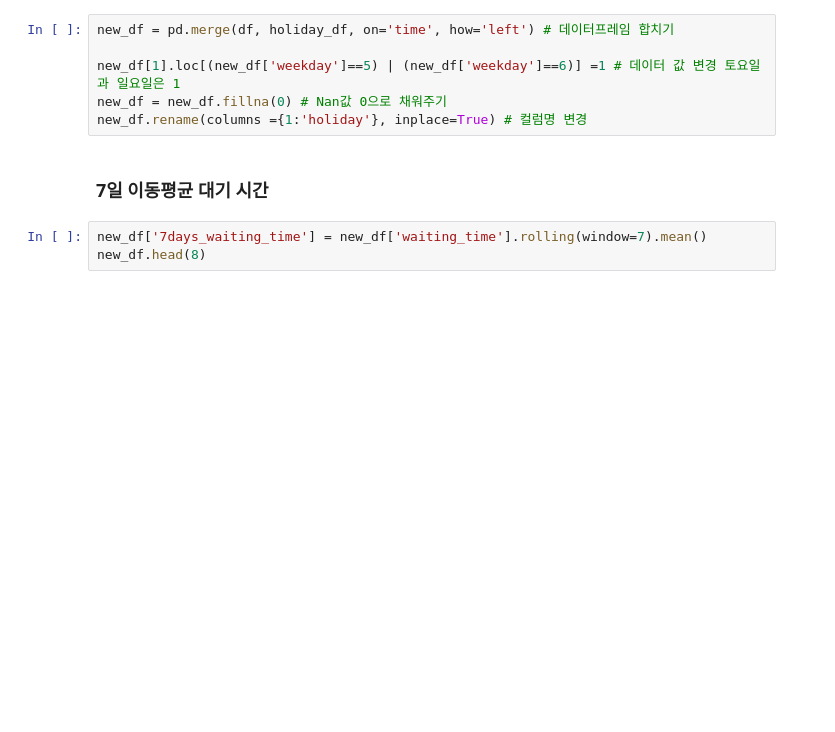
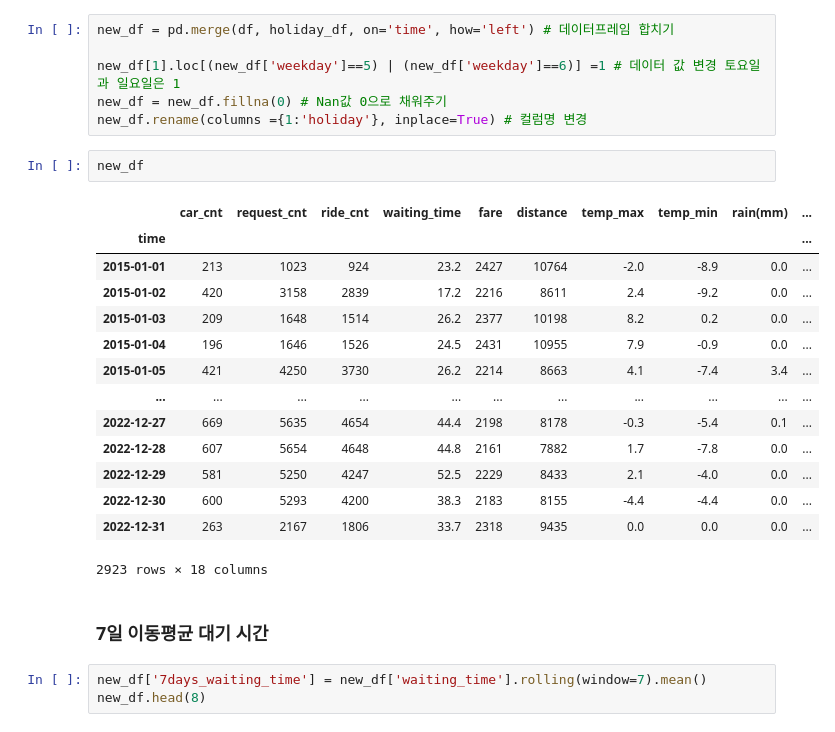
Before and after one commit to Leon-real/Study, a Jupyter notebook: 5.MachineLearning/JupyterFiles/project2/mini_project_data_processing.ipynb, the cells around one changed output. Saved outputs shown, nothing was run; the diff lists cells and outputs as text; blank space fills up the shorter version.

```diff
--- a/5.MachineLearning/JupyterFiles/project2/mini_project_data_processing.ipynb
+++ b/5.MachineLearning/JupyterFiles/project2/mini_project_data_processing.ipynb
@@ -188,6 +200,23 @@ new_df = pd.merge(df, holiday_df, on='time', how='left') # 데이터프레임
 new_df[1].loc[(new_df['weekday']==5) | (new_df['weekday']==6)] =1 # 데이터 값 변경 토요일과 일요일은 1
 new_df = new_df.fillna(0) # Nan값 0으로 채워주기
 new_df.rename(columns ={1:'holiday'}, inplace=True) # 컬럼명 변경
+# %%
+new_df
+# %% [output]
+|  | car_cnt | request_cnt | ride_cnt | waiting_time | fare | distance | temp_max | temp_min | rain(mm) | ... |
+| time |  |  |  |  |  |  |  |  |  | ... |
+| 2015-01-01 | 213 | 1023 | 924 | 23.2 | 2427 | 10764 | -2.0 | -8.9 | 0.0 | ... |
+| 2015-01-02 | 420 | 3158 | 2839 | 17.2 | 2216 | 8611 | 2.4 | -9.2 | 0.0 | ... |
+| 2015-01-03 | 209 | 1648 | 1514 | 26.2 | 2377 | 10198 | 8.2 | 0.2 | 0.0 | ... |
+| 2015-01-04 | 196 | 1646 | 1526 | 24.5 | 2431 | 10955 | 7.9 | -0.9 | 0.0 | ... |
+| 2015-01-05 | 421 | 4250 | 3730 | 26.2 | 2214 | 8663 | 4.1 | -7.4 | 3.4 | ... |
+| ... | ... | ... | ... | ... | ... | ... | ... | ... | ... | ... |
+| 2022-12-27 | 669 | 5635 | 4654 | 44.4 | 2198 | 8178 | -0.3 | -5.4 | 0.1 | ... |
+| 2022-12-28 | 607 | 5654 | 4648 | 44.8 | 2161 | 7882 | 1.7 | -7.8 | 0.0 | ... |
+| 2022-12-29 | 581 | 5250 | 4247 | 52.5 | 2229 | 8433 | 2.1 | -4.0 | 0.0 | ... |
+| 2022-12-30 | 600 | 5293 | 4200 | 38.3 | 2183 | 8155 | -4.4 | -4.4 | 0.0 | ... |
+| 2022-12-31 | 263 | 2167 | 1806 | 33.7 | 2318 | 9435 | 0.0 | 0.0 | 0.0 | ... |
+2923 rows × 18 columns
 # %% [markdown]
 ### 7일 이동평균 대기 시간
 # %%
```
Also changed, not shown: parts of 2 cells of this notebook, 2 other files.
